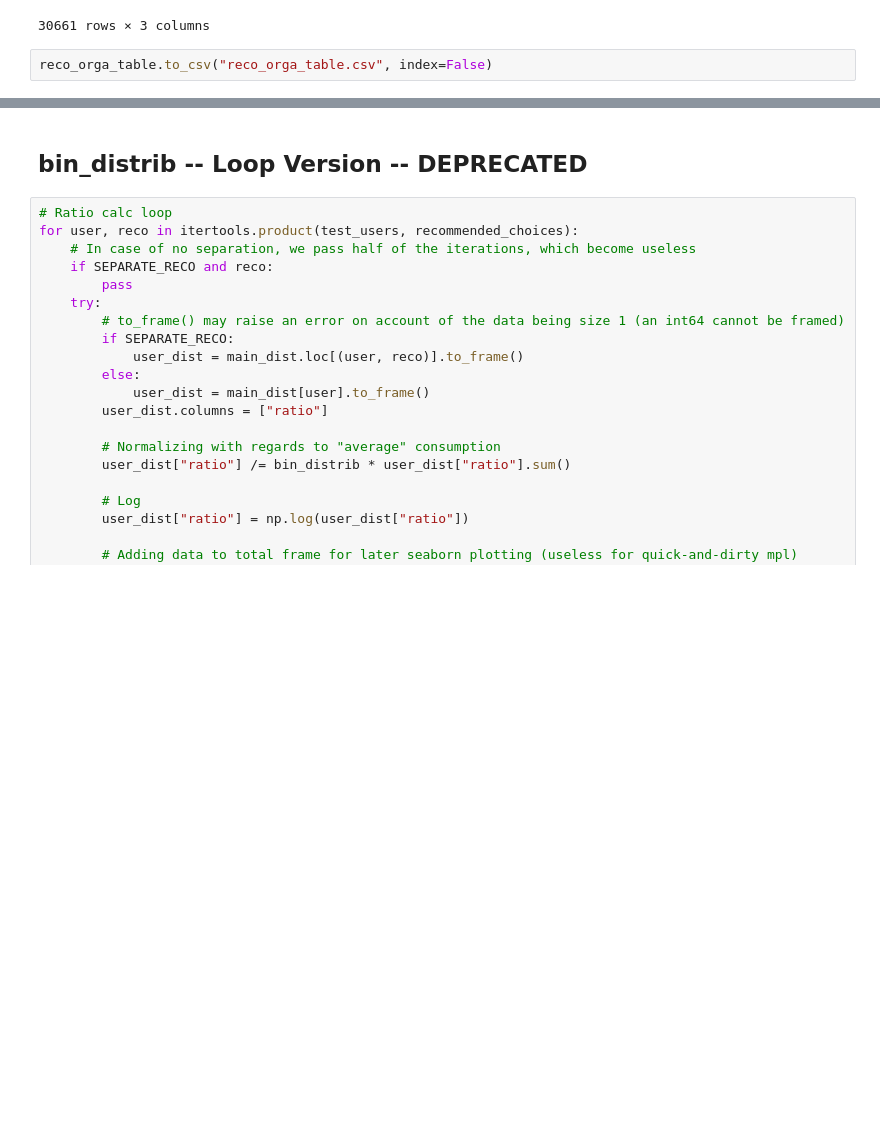
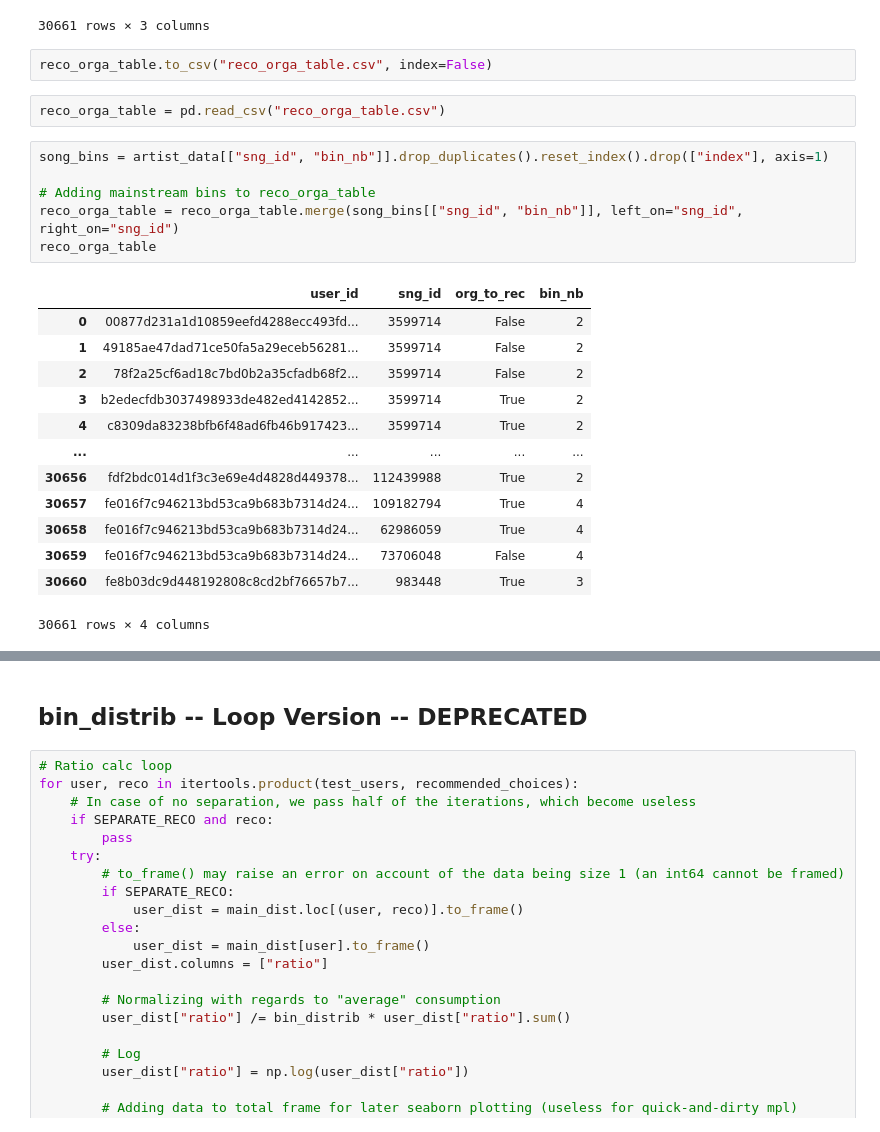
Before and after one commit to QuVil/cmb-recommendation, a Jupyter notebook: src/analysis/mainstream_tests.ipynb, the cells around one changed output, grey strips where cells are left out. Saved outputs shown, nothing was run; the diff lists cells and outputs as text; blank space fills up the shorter version.

```diff
--- a/src/analysis/mainstream_tests.ipynb
+++ b/src/analysis/mainstream_tests.ipynb
@@ -405,3 +398,25 @@ reco_orga_table
 30661 rows × 3 columns
 # %%
 reco_orga_table.to_csv("reco_orga_table.csv", index=False)
+# %%
+reco_orga_table = pd.read_csv("reco_orga_table.csv")
+# %%
+song_bins = artist_data[["sng_id", "bin_nb"]].drop_duplicates().reset_index().drop(["index"], axis=1)
+
+# Adding mainstream bins to reco_orga_table
+reco_orga_table = reco_orga_table.merge(song_bins[["sng_id", "bin_nb"]], left_on="sng_id", right_on="sng_id")
+reco_orga_table
+# %% [output]
+|  | user_id | sng_id | org_to_rec | bin_nb |
+| 0 | 00877d231a1d10859eefd4288ecc493fd... | 3599714 | False | 2 |
+| 1 | 49185ae47dad71ce50fa5a29eceb56281... | 3599714 | False | 2 |
+| 2 | 78f2a25cf6ad18c7bd0b2a35cfadb68f2... | 3599714 | False | 2 |
+| 3 | b2edecfdb3037498933de482ed4142852... | 3599714 | True | 2 |
+| 4 | c8309da83238bfb6f48ad6fb46b917423... | 3599714 | True | 2 |
+| ... | ... | ... | ... | ... |
+| 30656 | fdf2bdc014d1f3c3e69e4d4828d449378... | 112439988 | True | 2 |
+| 30657 | fe016f7c946213bd53ca9b683b7314d24... | 109182794 | True | 4 |
+| 30658 | fe016f7c946213bd53ca9b683b7314d24... | 62986059 | True | 4 |
+| 30659 | fe016f7c946213bd53ca9b683b7314d24... | 73706048 | False | 4 |
+| 30660 | fe8b03dc9d448192808c8cd2bf76657b7... | 983448 | True | 3 |
+30661 rows × 4 columns
```
Also changed, not shown: parts of 5 cells of this notebook, 2 other files.
